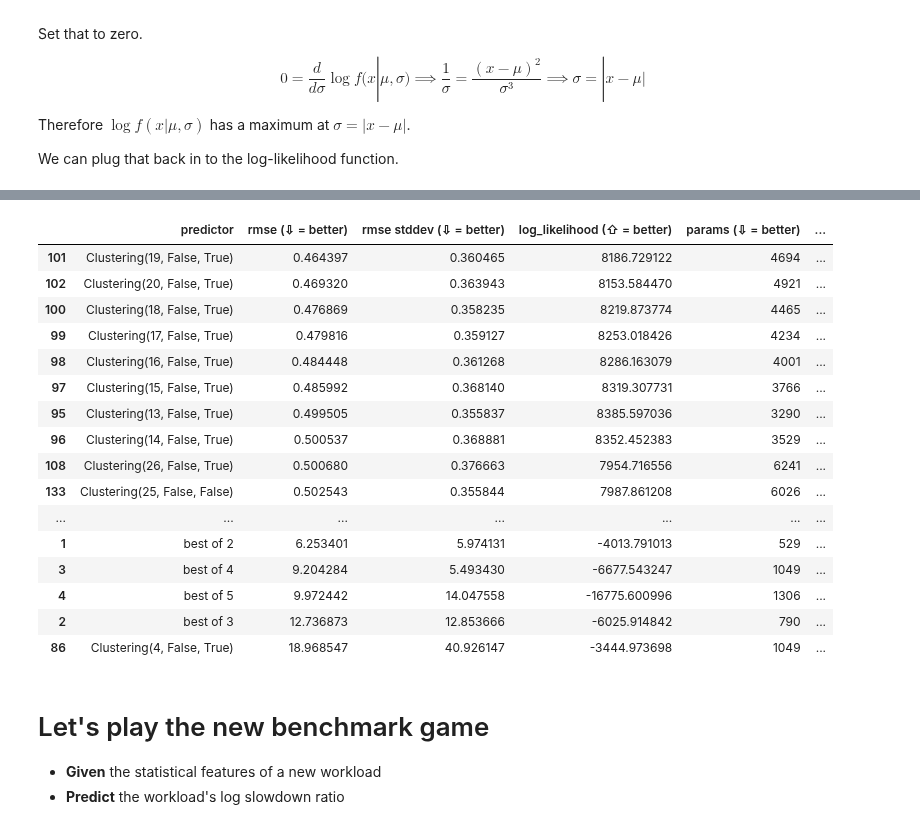
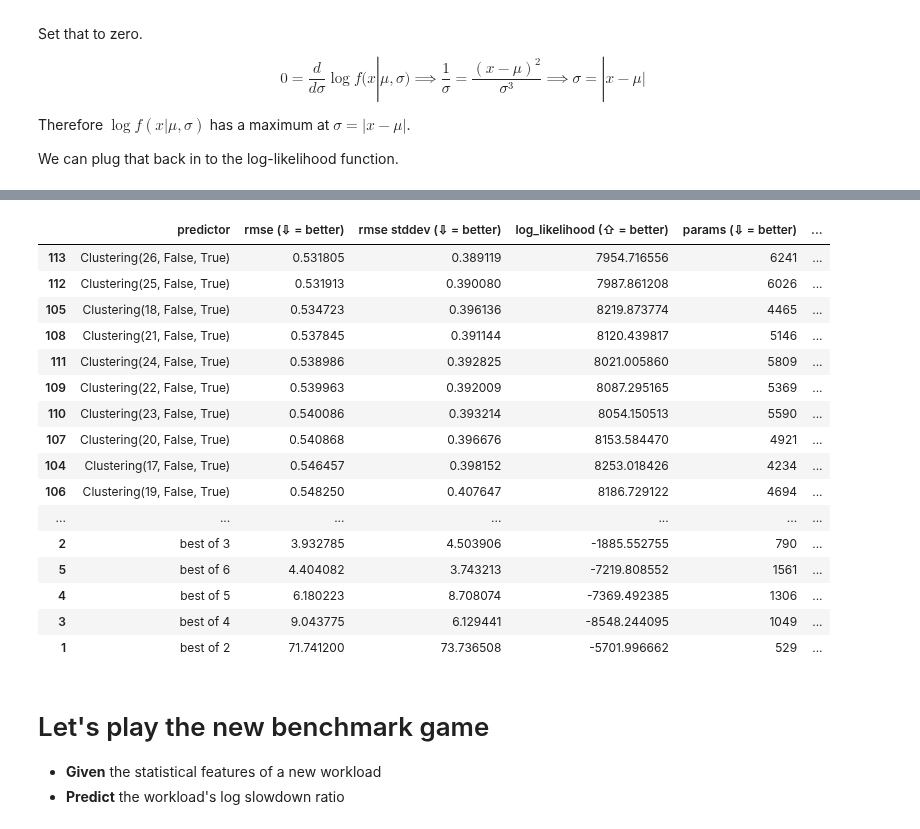
Before and after one commit to charmoniumQ/PROBE, a Jupyter notebook: benchmark/notebook/cross-val.ipynb, the cells around one changed output, grey strips where cells are left out. Cells and saved outputs as stored; diff of their text form; code cells hidden in the pictures.

```diff
--- a/benchmark/notebook/cross-val.ipynb
+++ b/benchmark/notebook/cross-val.ipynb
@@ -182,6 +346,7 @@ features_df = pandas.DataFrame({
         for group_name, syscall_names in syscall_groups.items()
     },
     "n_ops_per_sec": strace["n_ops_mean"] / noprov["walltime_mean"],
+    "constant_frac": -1 / noprov["walltime_mean"],
 })
 features_df
 # %% [output]
@@ -306,17 +467,17 @@ for (data_label, data, names), whiten in itertools.product(datas, whitens):
 # %%
 for collector in agged.index.levels[0]:
-    reg = sklearn.linear_model.Lasso(alpha=0.01)
+    reg = sklearn.linear_model.Lasso(alpha=0.3)
     data = features_df.loc[:, :].values
     data = (data - data.mean(axis=1)[:, numpy.newaxis]) / data.std(axis=1)[:, numpy.newaxis]
     reg.fit(
-        numpy.hstack((data, numpy.ones((n_benchmarks, 1)))),
+        data,
         log_rel_slowdown.loc[collector, :].values,
     )
 
     fig = plt.figure()
     ax = fig.add_subplot(1, 1, 1)
     ax.set_title(collector)
-    ax.set_ylabel("log rel slowdown")
+    ax.set_ylabel("walltime mean")
     print(f"feats for {collector}", " ".join(
         f"{weight: .2f}*{feature}"
         for feature, weight in zip(list(features_df.columns) + ["one"], reg.coef_)
@@ -325,16 +486,28 @@ for collector in agged.index.levels[0]:
     feature = max(zip(numpy.fabs(reg.coef_)[:-1], features_df.columns))[1]
     ax.set_xlabel(feature)
     for workload in agged.index.levels[1]:
+        x = features_df.loc[workload, feature]
+        y = agged.loc[collector, workload]["log_rel_slowdown"] - agged.loc["noprov", workload]["log_rel_slowdown"]
+        color = colors[agged["workload_kind"].cat.codes.loc[collector, workload]]
         ax.plot(
-            features_df.loc[workload, feature],
-            agged.loc[collector, workload]["log_rel_slowdown"],
+            x,
+            y,
             linestyle="",
             marker=".",
-            color=colors[agged["workload_kind"].cat.codes.loc[collector, workload]],
+            color=color,
         )
-    ax.legend(handles=[
-        matplotlib.lines.Line2D([0], [0], linestyle="", marker=".", color=colors[cat_code], label=category)
-        for cat_code, category in enumerate(workload_kinds.cat.categories)
-    ])
+        ax.annotate(
+            workload[:8],
+            xy=(x, y),
+            xytext=(0, -4),
+            color=color,
+            textcoords='offset points',
+            size=8,
+            ha='center', va='bottom',
+        )
+    # ax.legend(handles=[
+    #     matplotlib.lines.Line2D([0], [0], linestyle="", marker=".", color=colors[cat_code], label=category)
+    #     for cat_code, category in enumerate(workload_kinds.cat.categories)
+    # ])
     fig.show()
 # %% [output]
@@ -357,9 +530,9 @@ for collector in agged.index.levels[0]:
     ax.set_title(collector)
     ax.set_ylabel("log rel slowdown")
     for color, feature in zip(colors, feature_names):
-        max = features_df.loc[:, feature].max()
+        max_val = features_df.loc[:, feature].max()
         ax.plot(
-            features_df.loc[:, feature] / max,
+            features_df.loc[:, feature] / max_val,
             agged.loc[collector, :]["log_rel_slowdown"],
             linestyle="",
             marker=".",
@@ -853,7 +1108,7 @@ def test_system_predictors(
         params = predictor.n_parameters()
         n_datapoints = len(systems_by_benchmarks.flatten()) + len(benchmarks_by_features.flatten())
         predictor_aicc = aicc(params, log_likelihood, n_datapoints)
-        benchmarks_selected_string = {
+        cv_selected_benchmarks_names = {
             benchmark_names[benchmark]: count
             for benchmark, count in cv_selected_benchmarks.most_common()
         }
@@ -864,7 +1119,7 @@ def test_system_predictors(
             "log_likelihood (⇧ = better)": log_likelihood,
             "params (⇩ = better)": params,
             "aicc (⇧ = better)": predictor_aicc,
-            "benchmarks selected": benchmarks_selected_string,
+            "benchmarks selected": cv_selected_benchmarks_names,
         })
         print(
             f"{numpy.mean(predictor_rmse): 6.2f}",
@@ -873,7 +1128,7 @@ def test_system_predictors(
             f"{params: 4d}",
             f"{predictor_aicc: 9.2f}",
             predictor,
-            benchmarks_selected_string,
+            cv_selected_benchmarks_names,
         )
     return pandas.DataFrame.from_records(predictor_records).sort_values("rmse (⇩ = better)")
 
@@ -929,20 +1184,20 @@ test_system_predictors([
 |  | predictor | rmse (⇩ = better) | rmse stddev (⇩ = better) | log_likelihood (⇧ = better) | params (⇩ = better) | ... |
-| 101 | Clustering(19, False, True) | 0.464397 | 0.360465 | 8186.729122 | 4694 | ... |
-| 102 | Clustering(20, False, True) | 0.469320 | 0.363943 | 8153.584470 | 4921 | ... |
-| 100 | Clustering(18, False, True) | 0.476869 | 0.358235 | 8219.873774 | 4465 | ... |
-| 99 | Clustering(17, False, True) | 0.479816 | 0.359127 | 8253.018426 | 4234 | ... |
-| 98 | Clustering(16, False, True) | 0.484448 | 0.361268 | 8286.163079 | 4001 | ... |
-| 97 | Clustering(15, False, True) | 0.485992 | 0.368140 | 8319.307731 | 3766 | ... |
-| 95 | Clustering(13, False, True) | 0.499505 | 0.355837 | 8385.597036 | 3290 | ... |
-| 96 | Clustering(14, False, True) | 0.500537 | 0.368881 | 8352.452383 | 3529 | ... |
-| 108 | Clustering(26, False, True) | 0.500680 | 0.376663 | 7954.716556 | 6241 | ... |
-| 133 | Clustering(25, False, False) | 0.502543 | 0.355844 | 7987.861208 | 6026 | ... |
+| 113 | Clustering(26, False, True) | 0.531805 | 0.389119 | 7954.716556 | 6241 | ... |
+| 112 | Clustering(25, False, True) | 0.531913 | 0.390080 | 7987.861208 | 6026 | ... |
+| 105 | Clustering(18, False, True) | 0.534723 | 0.396136 | 8219.873774 | 4465 | ... |
+| 108 | Clustering(21, False, True) | 0.537845 | 0.391144 | 8120.439817 | 5146 | ... |
+| 111 | Clustering(24, False, True) | 0.538986 | 0.392825 | 8021.005860 | 5809 | ... |
+| 109 | Clustering(22, False, True) | 0.539963 | 0.392009 | 8087.295165 | 5369 | ... |
+| 110 | Clustering(23, False, True) | 0.540086 | 0.393214 | 8054.150513 | 5590 | ... |
+| 107 | Clustering(20, False, True) | 0.540868 | 0.396676 | 8153.584470 | 4921 | ... |
+| 104 | Clustering(17, False, True) | 0.546457 | 0.398152 | 8253.018426 | 4234 | ... |
+| 106 | Clustering(19, False, True) | 0.548250 | 0.407647 | 8186.729122 | 4694 | ... |
 | ... | ... | ... | ... | ... | ... | ... |
-| 1 | best of 2 | 6.253401 | 5.974131 | -4013.791013 | 529 | ... |
-| 3 | best of 4 | 9.204284 | 5.493430 | -6677.543247 | 1049 | ... |
-| 4 | best of 5 | 9.972442 | 14.047558 | -16775.600996 | 1306 | ... |
-| 2 | best of 3 | 12.736873 | 12.853666 | -6025.914842 | 790 | ... |
-| 86 | Clustering(4, False, True) | 18.968547 | 40.926147 | -3444.973698 | 1049 | ... |
+| 2 | best of 3 | 3.932785 | 4.503906 | -1885.552755 | 790 | ... |
+| 5 | best of 6 | 4.404082 | 3.743213 | -7219.808552 | 1561 | ... |
+| 4 | best of 5 | 6.180223 | 8.708074 | -7369.492385 | 1306 | ... |
+| 3 | best of 4 | 9.043775 | 6.129441 | -8548.244095 | 1049 | ... |
+| 1 | best of 2 | 71.741200 | 73.736508 | -5701.996662 | 529 | ... |
 # %% [markdown]
 # Let's play the new benchmark game
 
```
Also changed, not shown: parts of 29 cells of this notebook, 13 other files.
